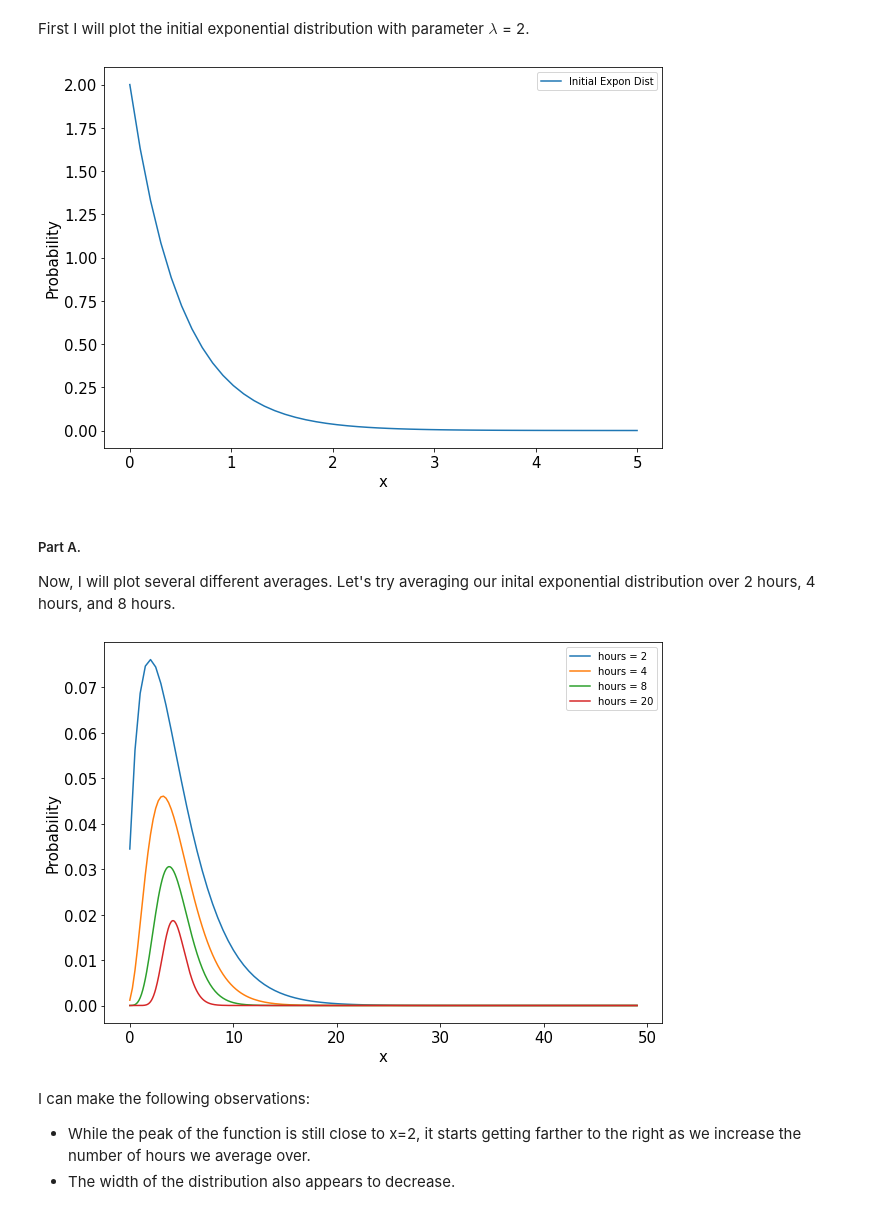
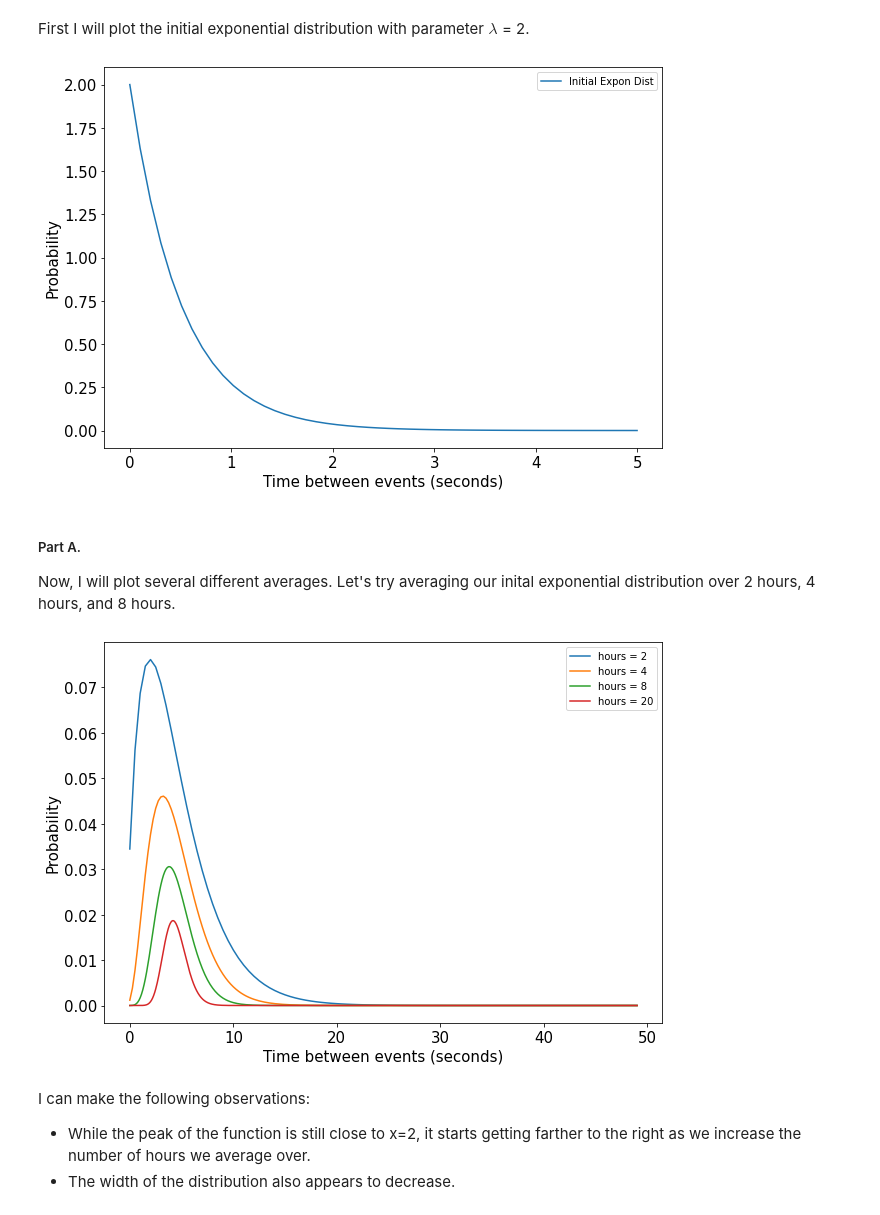
Before and after one commit to jenniv27/phys434, a Jupyter notebook: Labs/Lab2.ipynb, the cells around one changed output. Drawn from its saved outputs; the diff is of its cells as text; code cells hidden in the pictures.

Commit message:
updated unit values on x axis of some graphs

```diff
--- a/Labs/Lab2.ipynb
+++ b/Labs/Lab2.ipynb
@@ -269,16 +269,16 @@ First I will plot the initial exponential distribution with parameter $\lambda$
 # %%
 # Lambda = 2 implies scale = 1/lambda = 1/2
 x_expon = np.linspace(0, 5, 50)
 y_expon = stats.expon.pdf(x_expon, scale = 1/2)
 
 plt.plot(x_expon, y_expon, label = 'Initial Expon Dist')
 plt.tick_params(labelsize = 15)
-plt.xlabel('x', fontsize = 15)
+plt.xlabel('Time between events (seconds)', fontsize = 15)
 plt.ylabel('Probability', fontsize = 15)
 plt.legend()
 plt.show()
 # %% [output]
-[figure, old version]
+[figure, new version]
 # %% [markdown]
 ##### Part A.
 
@@ -295,12 +295,12 @@ plt.plot(x_avg_expon8, y_conv_expon8, '-', label = f'hours = 8')
 plt.plot(x_avg_expon20, y_conv_expon20, '-', label = f'hours = 20')
 
 plt.tick_params(labelsize = 15)
-plt.xlabel('x', fontsize = 15)
+plt.xlabel('Time between events (seconds)', fontsize = 15)
 plt.ylabel('Probability', fontsize = 15)
 plt.legend()
 plt.show()
 # %% [output]
-[figure, old version]
+[figure, new version]
 # %% [markdown]
 I can make the following observations:
 - While the peak of the function is still close to x=2, it starts getting farther to the right as we increase the number of hours we average over.
```
Also changed, not shown: parts of 1 cell of this notebook.
